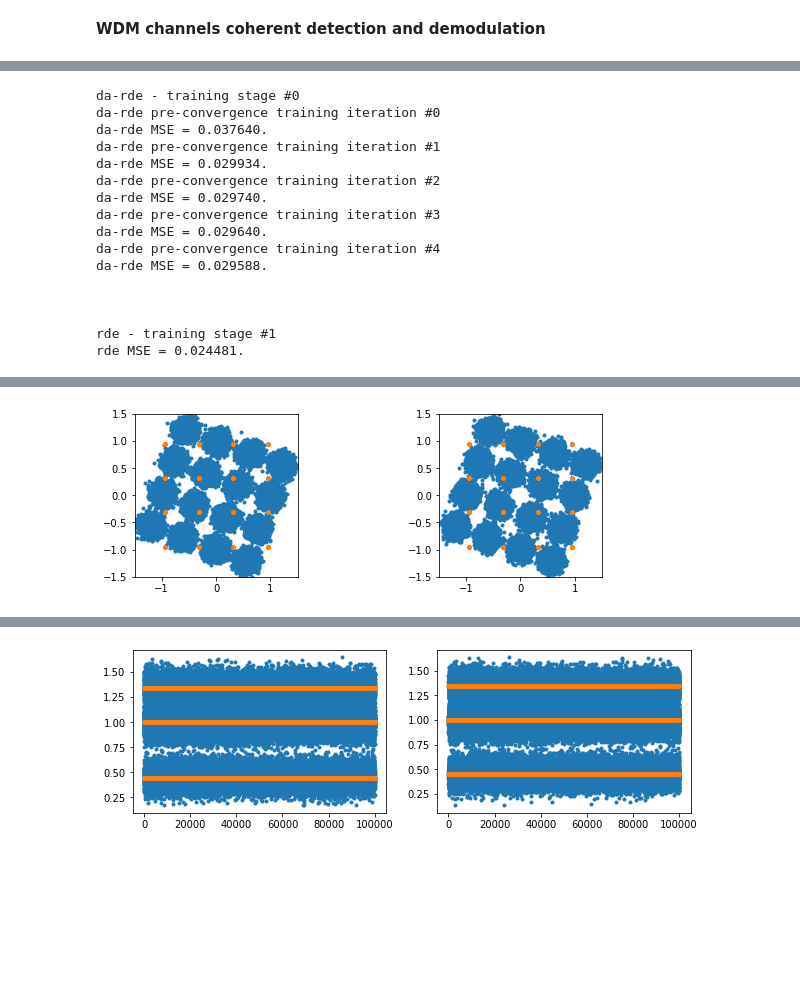
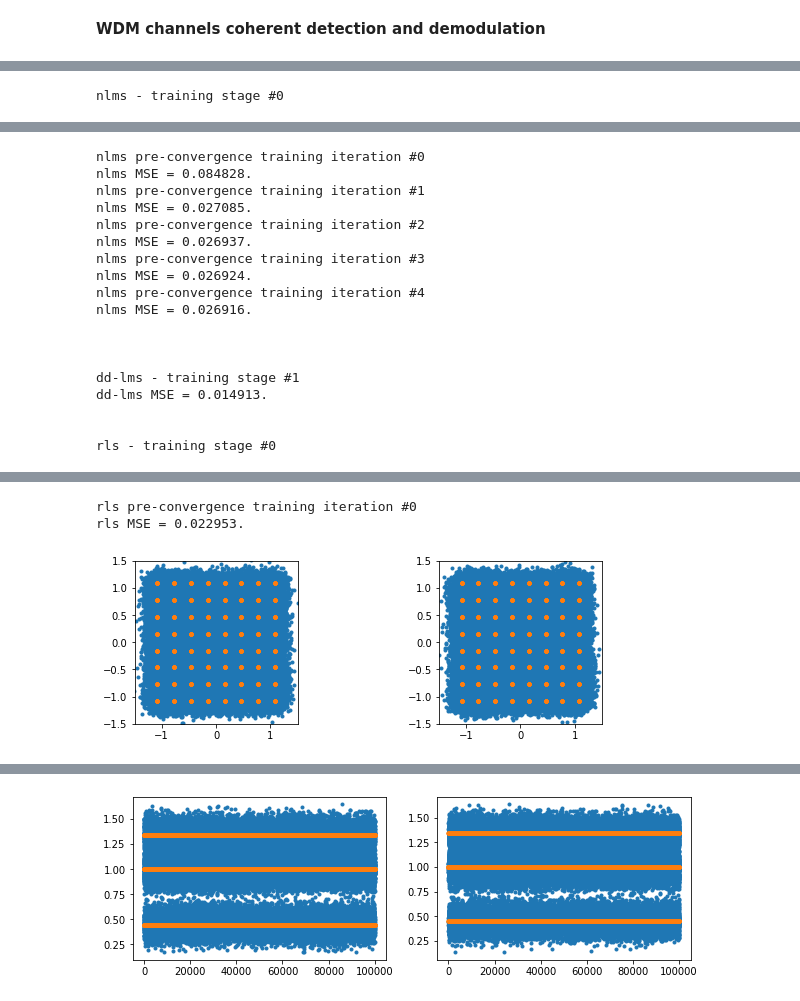
Before and after one commit to edsonportosilva/OptiCommPy, a Jupyter notebook: jupyter notebooks/Adaptive equalization.ipynb, the cells around one changed output, grey strips where cells are left out. Saved outputs shown, nothing was run; the diff lists cells and outputs as text; code cells hidden in the pictures; blank space fills up the shorter version.

```diff
--- a/jupyter notebooks/Adaptive equalization.ipynb
+++ b/jupyter notebooks/Adaptive equalization.ipynb
@@ -96,14 +99,14 @@ manakovSSF(Ei, Fs, paramCh)
 # %%
 # Parâmetros do transmissor:
 param = parameters()
-param.M   = 16           # ordem do formato de modulação
+param.M   = 64           # ordem do formato de modulação
 param.Rs  = 32e9         # taxa de sinalização [baud]
 param.SpS = 16           # número de amostras por símbolo
-param.Nbits = 400000     # número de bits
+param.Nbits = 600000     # número de bits
 param.pulse = 'rrc'      # formato de pulso
 param.Ntaps = 1024       # número de coeficientes do filtro RRC
 param.alphaRRC = 0.01    # rolloff do filtro RRC
-param.Pch_dBm = -5       # potência média por canal WDM [dBm]
+param.Pch_dBm = 1       # potência média por canal WDM [dBm]
 param.Nch     = 11       # número de canais WDM
 param.Fc      = 193.1e12 # frequência central do espectro WDM
 param.freqSpac = 37.5e9    # espaçamento em frequência da grade de canais WDM
@@ -139,7 +142,7 @@ linearChannel = False
 
 # optical channel parameters
 paramCh = parameters()
-paramCh.Ltotal = 1200  # km
+paramCh.Ltotal = 800  # km
 paramCh.Lspan  = 50    # km
 paramCh.alpha = 0.2    # dB/km
 paramCh.D = 16         # ps/nm/km
@@ -177,7 +182,7 @@ plt.title('optical WDM spectrum');
 ### Receiver
 
 # parameters
-chIndex  = 2    # index of the channel to be demodulated
+chIndex  = 5    # index of the channel to be demodulated
 plotPSD  = True
 
 Fa = param.SpS*param.Rs
@@ -277,16 +276,17 @@ d = d.reshape(len(d),2)/np.sqrt(signal_power(d))
 # %%
-M = 16
+M = 64
 mod = QAMModem(m=M)
 
 paramEq = parameters()
-paramEq.nTaps = 25
+paramEq.nTaps = 15
 paramEq.SpS   = 2
-paramEq.mu    = [2e-3, 1e-3]
+paramEq.mu    = [5e-3, 1e-3]
+#paramEq.lambdaRLS = 0.97
 paramEq.numIter = 5
 paramEq.storeCoeff = False
-paramEq.alg   = ['da-rde','rde']
+paramEq.alg   = ['nlms','dd-lms']
 paramEq.M     = M
-paramEq.L = [40000, 60000]
+paramEq.L = [20000, 80000]
 
 # from numpy.matlib import repmat
 # y_EQ, H, errSq, Hiter = mimoAdaptEqualizer(np.matlib.repmat(x,1,3),\
@@ -294,6 +294,18 @@ paramEq.L = [40000, 60000]
 #                                             paramEq=paramEq)
 
 y_EQ, H, errSq, Hiter = mimoAdaptEqualizer(x, dx=d, paramEq=paramEq)
+
+
+paramEq = parameters()
+paramEq.nTaps = 3
+paramEq.SpS   = 1
+paramEq.lambdaRLS = 0.97
+paramEq.numIter = 1
+paramEq.storeCoeff = False
+paramEq.alg   = ['rls']
+paramEq.M     = M
+
+y_EQ, H, errSq, Hiter = mimoAdaptEqualizer(y_EQ, dx=d, paramEq=paramEq)
 
 fig, (ax1, ax2) = plt.subplots(1, 2)
 discard = 1000
@@ -310,19 +322,4 @@ ax2.axis('square')
 ax2.set_xlim(-1.5, 1.5)
 ax2.set_ylim(-1.5, 1.5);
 # %% [output]
-da-rde - training stage #0
-da-rde pre-convergence training iteration #0
-da-rde MSE = 0.037640.
-da-rde pre-convergence training iteration #1
-da-rde MSE = 0.029934.
-da-rde pre-convergence training iteration #2
-da-rde MSE = 0.029740.
-da-rde pre-convergence training iteration #3
-da-rde MSE = 0.029640.
-da-rde pre-convergence training iteration #4
-da-rde MSE = 0.029588.
-
-
-
-rde - training stage #1
-rde MSE = 0.024481.
+nlms - training stage #0
@@ -328,0 +327,18 @@ rde MSE = 0.024481.
+nlms pre-convergence training iteration #0
+nlms MSE = 0.084828.
+nlms pre-convergence training iteration #1
+nlms MSE = 0.027085.
+nlms pre-convergence training iteration #2
+nlms MSE = 0.026937.
+nlms pre-convergence training iteration #3
+nlms MSE = 0.026924.
+nlms pre-convergence training iteration #4
+nlms MSE = 0.026916.
+
+
+
+dd-lms - training stage #1
+dd-lms MSE = 0.014913.
+
+
+rls - training stage #0
@@ -329 +346,3 @@ rde MSE = 0.024481.
+rls pre-convergence training iteration #0
+rls MSE = 0.022953.
-[figure, old version]
+[figure, new version]
```
Also changed, not shown: parts of 17 cells of this notebook, 1 other file.
